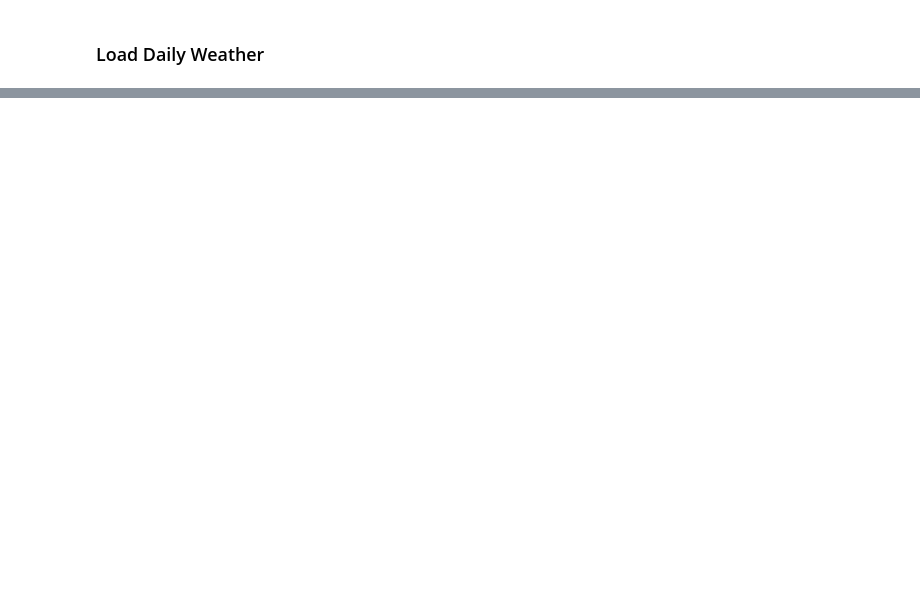
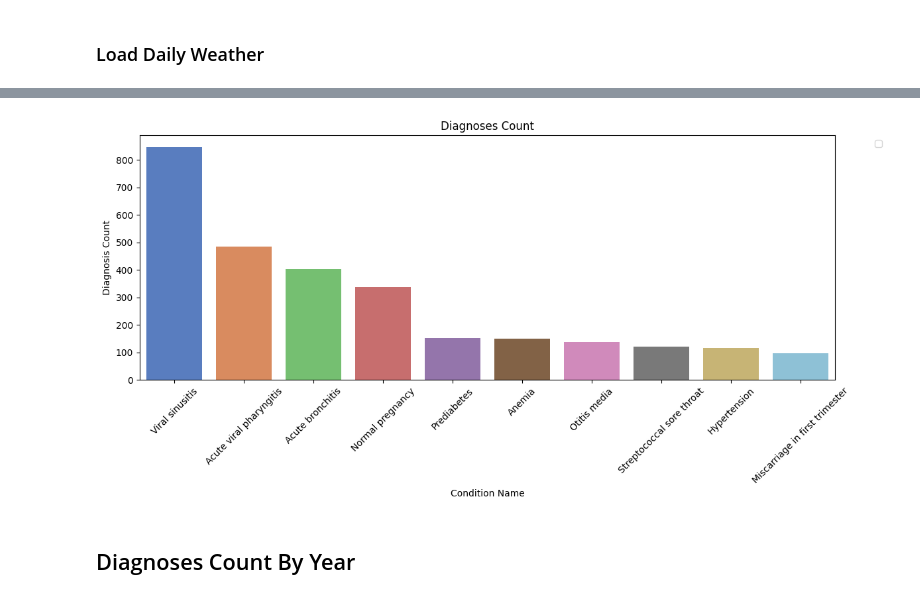
Before and after one commit to joseph-higaki/patient_conditions_weather, a Jupyter notebook: notebooks/eda_top_conditions.ipynb, the cells around one changed output, grey strips where cells are left out. Cells and saved outputs as stored; diff of their text form; code cells hidden in the pictures; blank space fills up the shorter version.

```diff
--- a/notebooks/eda_top_conditions.ipynb
+++ b/notebooks/eda_top_conditions.ipynb
@@ -187,0 +435,16 @@ Error: Unable to cast Python instance of type <class 'numpy.ndarray'> to C++ typ
+# %%
+query = """
+with ranked_conditions as (
+    select
+    code,
+    condition_name,
+    count(1) as count
+    from diagnoses_with_weather
+    group by code, condition_name,
+)
+select *
+from ranked_conditions
+order by  count desc
+"""
+diagnoses_count_overall = con.execute(query).fetchdf()
+diagnoses_count_overall.head(10)
@@ -187,0 +463,17 @@ Error: Unable to cast Python instance of type <class 'numpy.ndarray'> to C++ typ
+# %%
+   barplot(
+        data=diagnoses_count_overall.head(10),
+        sort_by_column='count',
+        sort_by_ascending=False,
+        x_column_name='condition_name',
+        y_column_name='count',
+        hue='count',
+        title=f"Diagnoses Count",
+        xlabel='Condition Name',
+        ylabel='Diagnosis Count',
+        legend_title=''
+    )
+# %% [output]
+[figure, added]
+# %% [markdown]
+## Diagnoses Count By Year
```
Also changed, not shown: parts of 56 cells of this notebook, 15 other files.
